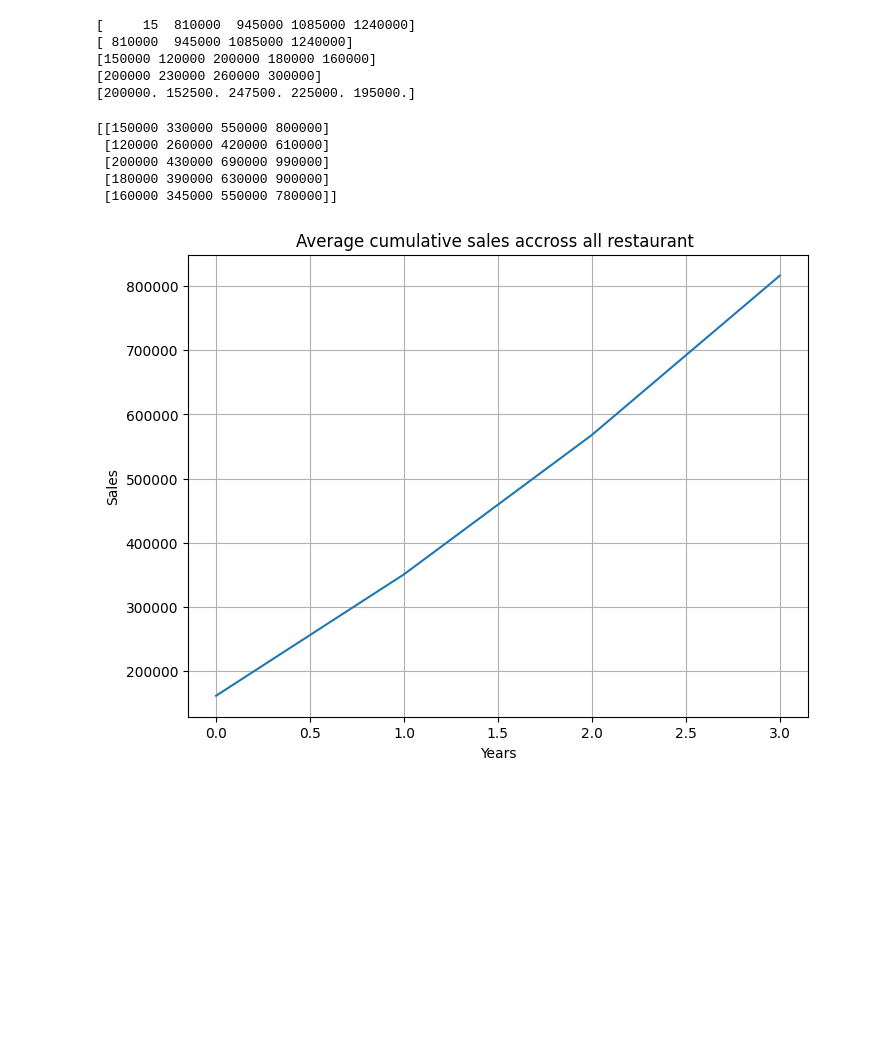
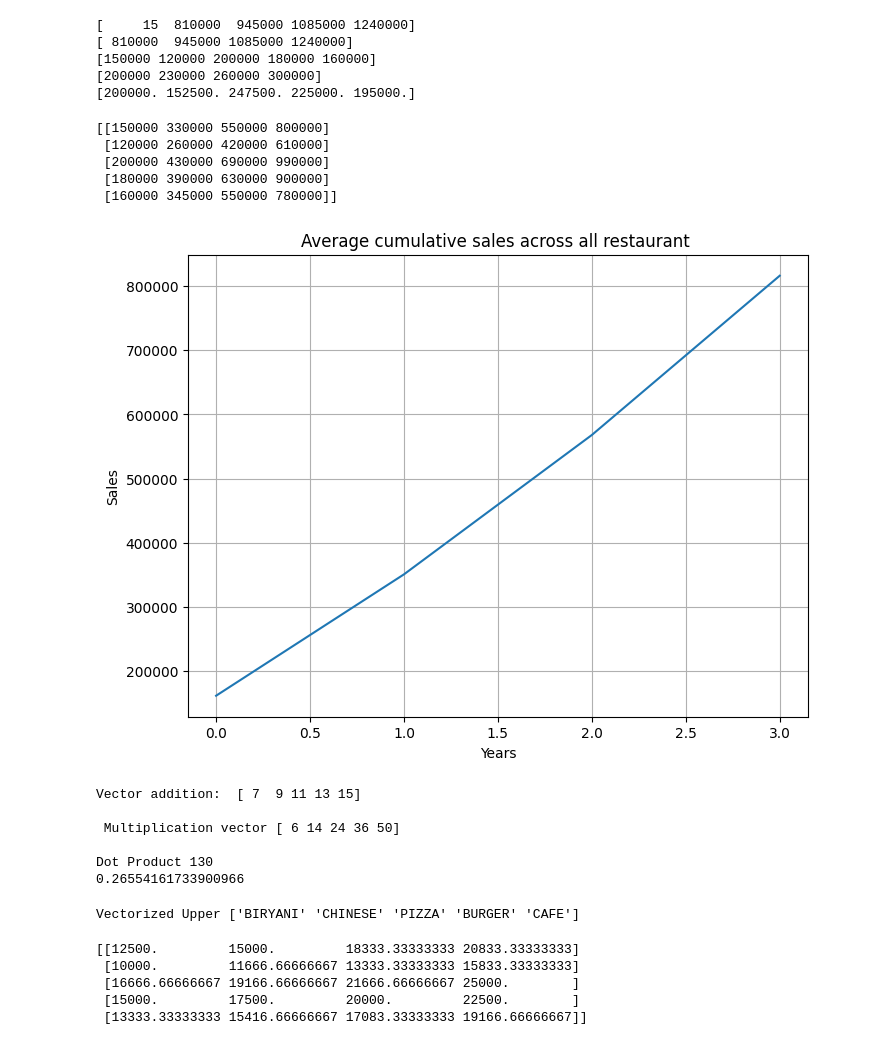
Before and after one commit to rohitb-paktolus/python-numpy, a Jupyter notebook: phase-3.ipynb, the cells around one changed output. Drawn from its saved outputs; the diff is of its cells as text; code cells hidden in the pictures; blank space fills up the shorter version.

```diff
--- a/phase-3.ipynb
+++ b/phase-3.ipynb
@@ -51,18 +51,53 @@ print(avg_sales)
 # %%
 cumsum = np.cumsum(sales_data[:, 1:], axis=1)
 print(cumsum)
 
 plt.figure(figsize=(8, 6))
 plt.plot(np.mean(cumsum, axis=0))
-plt.title("Average cumulative sales accross all restaurant ")
+plt.title("Average cumulative sales across all restaurant ")
 plt.xlabel("Years")
 plt.ylabel("Sales")
 plt.grid(True)
 plt.show()
 # %% [output]
 [[150000 330000 550000 800000]
  [120000 260000 420000 610000]
  [200000 430000 690000 990000]
  [180000 390000 630000 900000]
  [160000 345000 550000 780000]]
-[figure, old version]
+[figure, new version]
+# %%
+vector1 = np.array([1, 2, 3, 4, 5])
+vector2 = np.array([6, 7, 8, 9, 10])
+
+print("Vector addition: ", vector1 + vector2)
+
+print("\n Multiplication vector", vector1 * vector2)
+
+print("\nDot Product", np.dot(vector1, vector2))
+
+angle = np.arccos(np.dot(vector1, vector2) / (np.linalg.norm(vector1) * np.linalg.norm(vector2)))
+print(angle)
+# %% [output]
+Vector addition:  [ 7  9 11 13 15]
+
+ Multiplication vector [ 6 14 24 36 50]
+
+Dot Product 130
+0.26554161733900966
+# %%
+restaurant_types = np.array(['biryani', 'chinese', 'pizza', 'burger', 'cafe'])
+vectorized_upper = np.vectorize(str.upper)
+print("Vectorized Upper", vectorized_upper(restaurant_types))
+# %% [output]
+Vectorized Upper ['BIRYANI' 'CHINESE' 'PIZZA' 'BURGER' 'CAFE']
+# %%
+monthly_avg = sales_data[:, 1:] / 12
+
+print(monthly_avg)
+# %% [output]
+[[12500.         15000.         18333.33333333 20833.33333333]
+ [10000.         11666.66666667 13333.33333333 15833.33333333]
+ [16666.66666667 19166.66666667 21666.66666667 25000.        ]
+ [15000.         17500.         20000.         22500.        ]
+ [13333.33333333 15416.66666667 17083.33333333 19166.66666667]]
```
Also changed, not shown: 5 other files.
